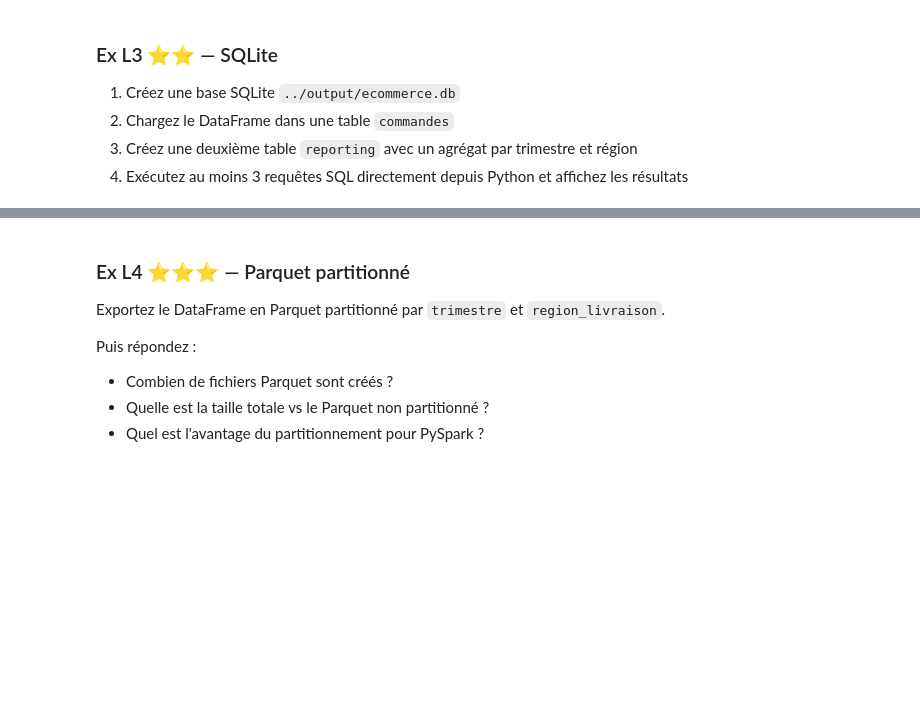
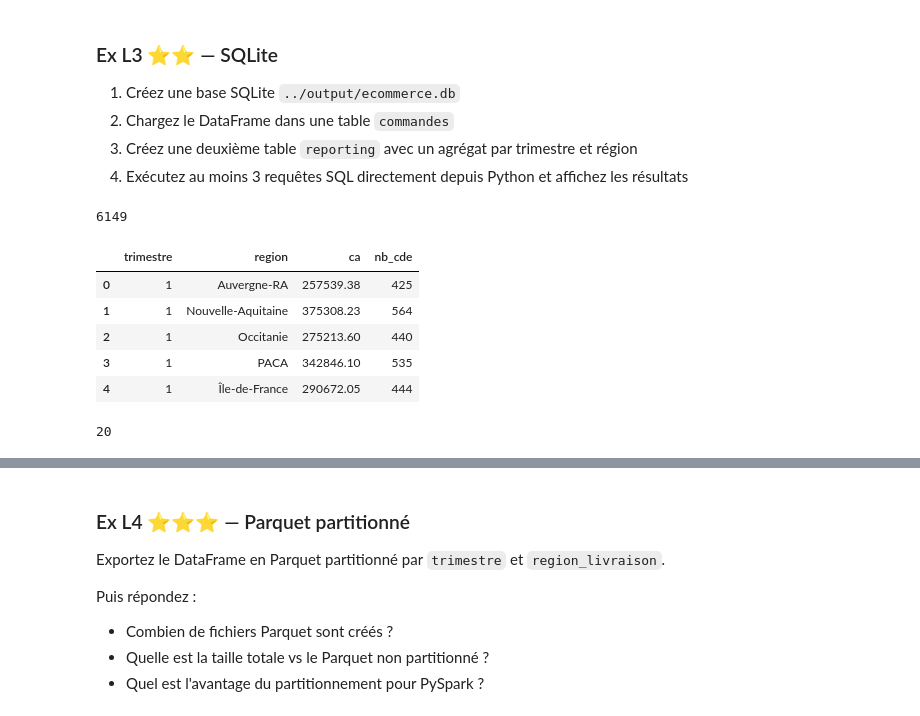
Before and after one commit to najia01/ETL, a Jupyter notebook: ETL_exercices.ipynb, the cells around one changed output, grey strips where cells are left out. Drawn from its saved outputs; the diff is of its cells as text; code cells hidden in the pictures; blank space fills up the shorter version.

```diff
--- a/ETL_exercices.ipynb
+++ b/ETL_exercices.ipynb
@@ -7,10 +7,13 @@ Affichez pour chaque DataFrame : shape, colonnes, dtypes, et les 3 premières li
 # %%
 import pandas as pd
 import numpy as np
-df_clients = pd.read_csv(r'C:\Users\eraze\Downloads\ETL\data\clients.csv')
-df_commandes1 = pd.read_csv(r'C:\Users\eraze\Downloads\ETL\data\commandes_Q1.csv')
-df_commandes2 = pd.read_csv(r'C:\Users\eraze\Downloads\ETL\data\commandes_Q2.csv')
-df_produits = pd.read_csv(r'C:\Users\eraze\Downloads\ETL\data\produits.csv')
+import sqlite3
+import logging
+
+df_clients = pd.read_csv(r'C:\Users\eraze\Desktop\ETL\data\clients.csv')
+df_commandes1 = pd.read_csv(r'C:\Users\eraze\Desktop\ETL\data\commandes_Q1.csv')
+df_commandes2 = pd.read_csv(r'C:\Users\eraze\Desktop\ETL\data\commandes_Q2.csv')
+df_produits = pd.read_csv(r'C:\Users\eraze\Desktop\ETL\data\produits.csv')
 # %%
 # creation de la variable avec les données
 my_data = [df_clients, df_commandes1, df_commandes2, df_produits]
@@ -187,7 +190,7 @@ def extract(q1_path, q2_path, clients_path, produits_path):
     # les 2 tableaux seront similaires
     df_commandes2 = df_commandes2.rename(columns={'moyen_paiement': 'mode_paiement'})
     # ajout de la colonne devise manquante sur le tableau 1
-    df_commandes1['devise'] = 0
+    df_commandes1['devise'] = "EUR"
 
     # etape 3 ) concaténation ou consolidation
     print("consolidation en cours ")
@@ -210,10 +213,10 @@ def extract(q1_path, q2_path, clients_path, produits_path):
 
 #  execution du code
 # chemin opérationnel
-chemin_q1 = r'C:\Users\eraze\Downloads\ETL\data\commandes_Q1.csv'
-chemin_q2 = r'C:\Users\eraze\Downloads\ETL\data\commandes_Q2.csv'
-chemin_clients = r'C:\Users\eraze\Downloads\ETL\data\clients.csv'
-chemin_produits = r'C:\Users\eraze\Downloads\ETL\data\produits.csv'
+chemin_q1 = r'C:\Users\eraze\Desktop\ETL\data\commandes_Q1.csv'
+chemin_q2 = r'C:\Users\eraze\Desktop\ETL\data\commandes_Q2.csv'
+chemin_clients = r'C:\Users\eraze\Desktop\ETL\data\clients.csv'
+chemin_produits = r'C:\Users\eraze\Desktop\ETL\data\produits.csv'
 
 # On appelle la fonction et on stocke le résultat
 mes_donnees = extract(chemin_q1, chemin_q2, chemin_clients, chemin_produits)
@@ -373,7 +376,7 @@ df_commandes['date_commande']= pd.to_datetime(df_commandes['date_commande'],form
 df_commandes["année"] = df_commandes['date_commande'].dt.year
 df_commandes["mois"] = df_commandes['date_commande'].dt.month
 df_commandes["trimestre"] = df_commandes['date_commande'].dt.quarter
-df_commandes["jour_semaine"] = df_commandes['date_commande'].dt.day_name
+df_commandes["jour_semaine"] = df_commandes['date_commande'].dt.dayofweek
 (df_commandes)
 
 # conversion de quantité en numérique :oblige l'ordinateur à lire les valeurs comme des nombres
@@ -423,16 +426,5 @@ Pour chaque colonne avec des NaN, choisissez et appliquez la stratégie adaptée
 Justifiez chaque choix dans un commentaire.
 # %%
 # calcul du montant total NaN
-df_commandes['montant_total'] = df_commandes['montant_total'].fillna(df_commandes['quantite'] * df_commandes['prix_unitaire'])
-df_commandes
-
-# statut des NaN avec valeur par défaut inconnu
-df_commandes['statut'] = df_commandes['statut'].fillna('inconnu')
-df_commandes
-
-# suppression de la ligne
-df_commandes.dropna(subset=['date_commande'], inplace=True)
-
-print("Nombre de NaN restants par colonne :")
-print(df_commandes['date_commande'].isna().sum())
+df_commandes['montant_total'].fillna(df_commandes['quantite'] * df_commandes['prix_unitaire'], inplace = True)
 # %% [output]
@@ -700,0 +914,23 @@ Maintenant que les données sont propres, répondez en code :
+# %%
+# chargement du df
+df_commandes.to_sql('commandes', conn,if_exists = "replace", index = False )
+# %% [output]
+6149
+# %%
+# création du df reporting avec les agrégats
+reporting = (df_commandes.groupby(['trimestre', 'region']).agg(ca=("montant_total", "sum"),
+                                                              nb_cde=("commande_id", "count")).reset_index())
+reporting.head()
+# %% [output]
+|  | trimestre | region | ca | nb_cde |
+| 0 | 1 | Auvergne-RA | 257539.38 | 425 |
+| 1 | 1 | Nouvelle-Aquitaine | 375308.23 | 564 |
+| 2 | 1 | Occitanie | 275213.60 | 440 |
+| 3 | 1 | PACA | 342846.10 | 535 |
+| 4 | 1 | Île-de-France | 290672.05 | 444 |
+# %%
+# création de la table reporting
+
+reporting.to_sql('reporting', conn,if_exists = "replace", index = False )
+# %% [output]
+20
```
Also changed, not shown: parts of 36 cells of this notebook.
